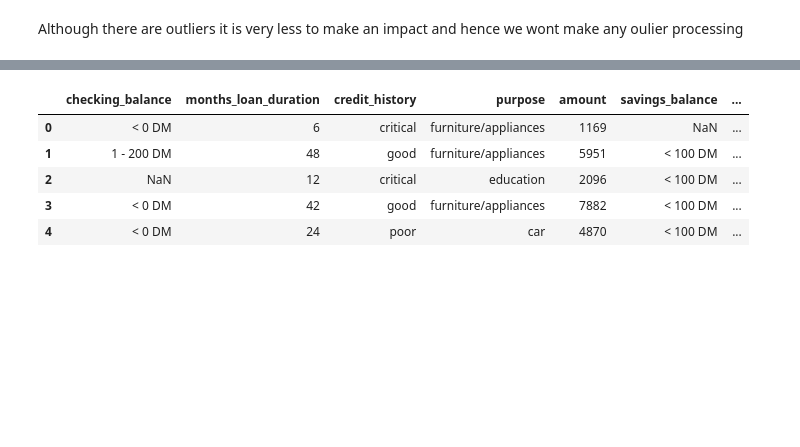
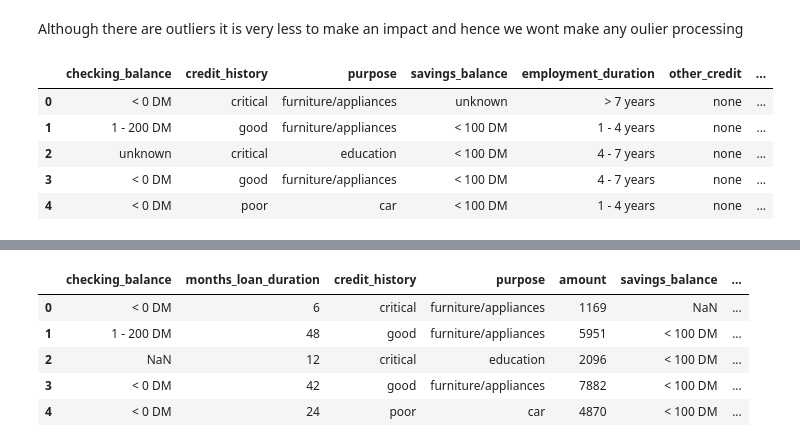
Before and after one commit to RTJ19/ML, a Jupyter notebook: CreditDefault/Credit Default prediction.ipynb, the cells around one changed output, grey strips where cells are left out. Saved outputs shown, nothing was run; the diff lists cells and outputs as text; code cells hidden in the pictures; blank space fills up the shorter version.

```diff
--- a/CreditDefault/Credit Default prediction.ipynb
+++ b/CreditDefault/Credit Default prediction.ipynb
@@ -66,2 +98,12 @@ dependents 1.0
 # %% [markdown]
 Although there are outliers it is very less to make an impact and hence we wont make any oulier processing
+# %%
+categoricalDf= df.select_dtypes(include=['object'])
+categoricalDf.head()
+# %% [output]
+|  | checking_balance | credit_history | purpose | savings_balance | employment_duration | other_credit | ... |
+| 0 | < 0 DM | critical | furniture/appliances | unknown | > 7 years | none | ... |
+| 1 | 1 - 200 DM | good | furniture/appliances | < 100 DM | 1 - 4 years | none | ... |
+| 2 | unknown | critical | education | < 100 DM | 4 - 7 years | none | ... |
+| 3 | < 0 DM | good | furniture/appliances | < 100 DM | 4 - 7 years | none | ... |
+| 4 | < 0 DM | poor | car | < 100 DM | 1 - 4 years | none | ... |
```
Also changed, not shown: parts of 29 cells of this notebook.
